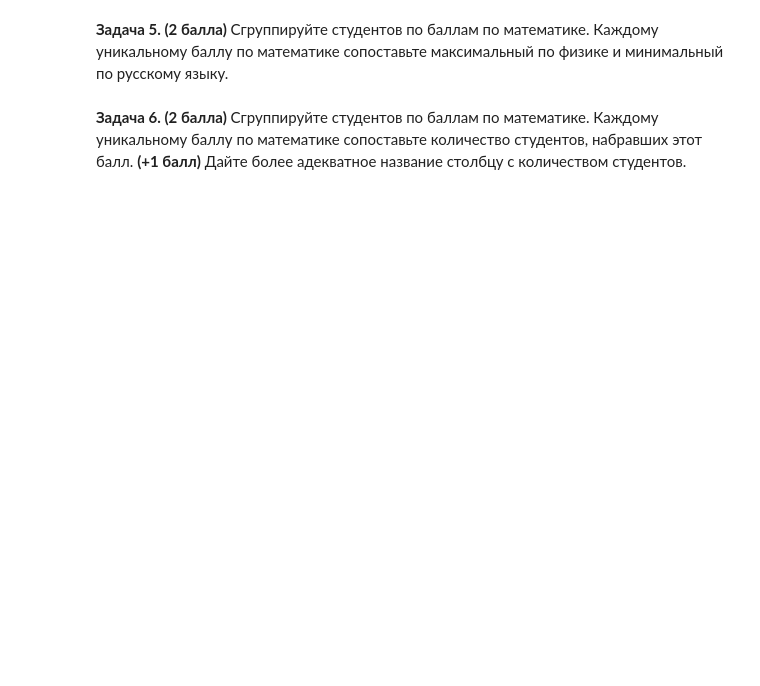
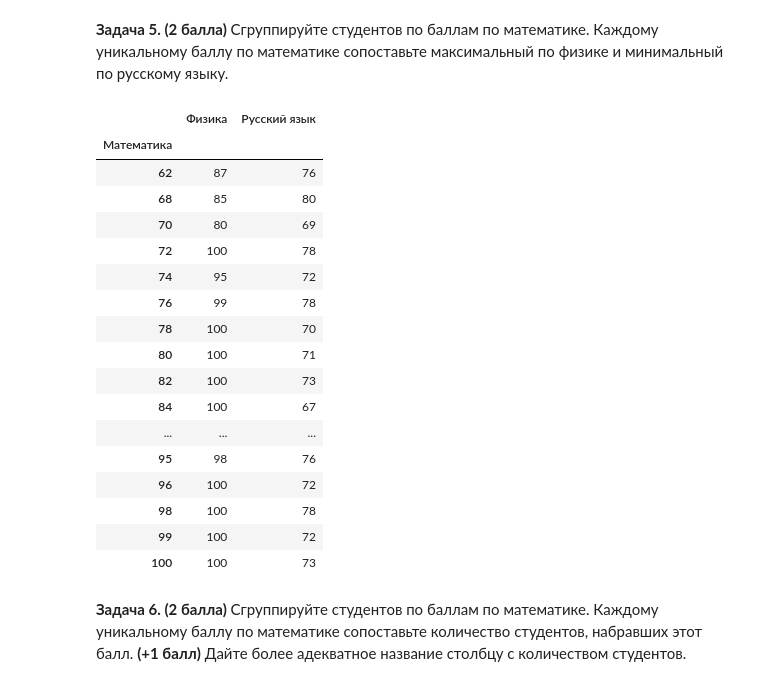
Before and after one commit to bursefff/python_2023, a Jupyter notebook: classwork09/Бурцев_Роман_Б02-311.ipynb, the cells around one changed output. Saved outputs shown, nothing was run; the diff lists cells and outputs as text; code cells hidden in the pictures; blank space fills up the shorter version.

```diff
--- a/classwork09/Бурцев_Роман_Б02-311.ipynb
+++ b/classwork09/Бурцев_Роман_Б02-311.ipynb
@@ -196,4 +326,26 @@ $$
 # %% [markdown]
 **Задача 5. (2 балла)** Сгруппируйте студентов по баллам по математике. Каждому уникальному баллу по математике сопоставьте максимальный по физике и минимальный по русскому языку.
+# %%
+f = pd.read_csv('use.csv')
+f.groupby(by='Математика').agg({'Физика': 'max', 'Русский язык': 'min'})
+# %% [output]
+|  | Физика | Русский язык |
+| Математика |  |  |
+| 62 | 87 | 76 |
+| 68 | 85 | 80 |
+| 70 | 80 | 69 |
+| 72 | 100 | 78 |
+| 74 | 95 | 72 |
+| 76 | 99 | 78 |
+| 78 | 100 | 70 |
+| 80 | 100 | 71 |
+| 82 | 100 | 73 |
+| 84 | 100 | 67 |
+| ... | ... | ... |
+| 95 | 98 | 76 |
+| 96 | 100 | 72 |
+| 98 | 100 | 78 |
+| 99 | 100 | 72 |
+| 100 | 100 | 73 |
 # %% [markdown]
 **Задача 6. (2 балла)** Сгруппируйте студентов по баллам по математике. Каждому уникальному баллу по математике сопоставьте количество студентов, набравших этот балл. **(+1 балл)** Дайте более адекватное название столбцу с количеством студентов.
```
Also changed, not shown: parts of 24 cells of this notebook.
